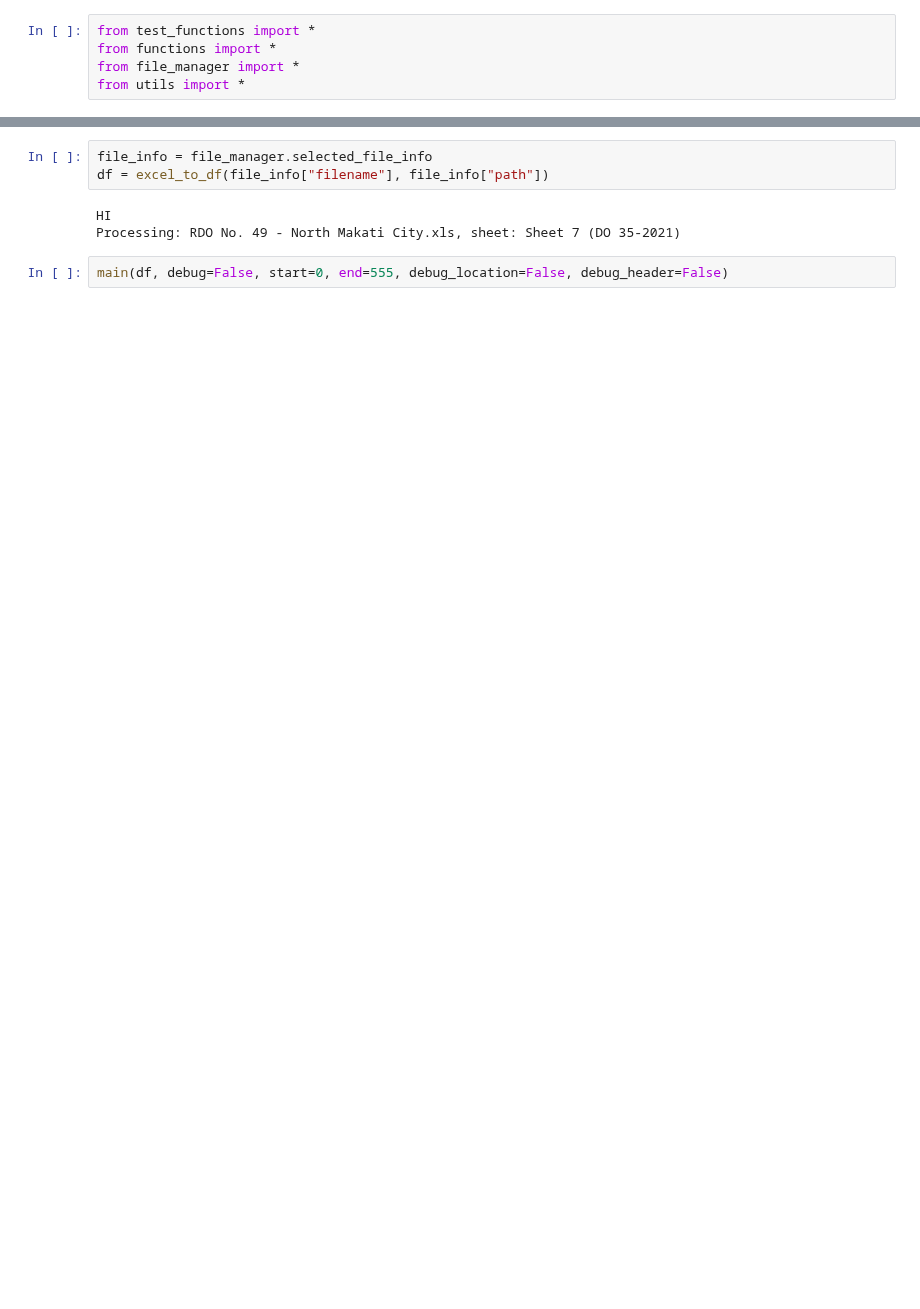
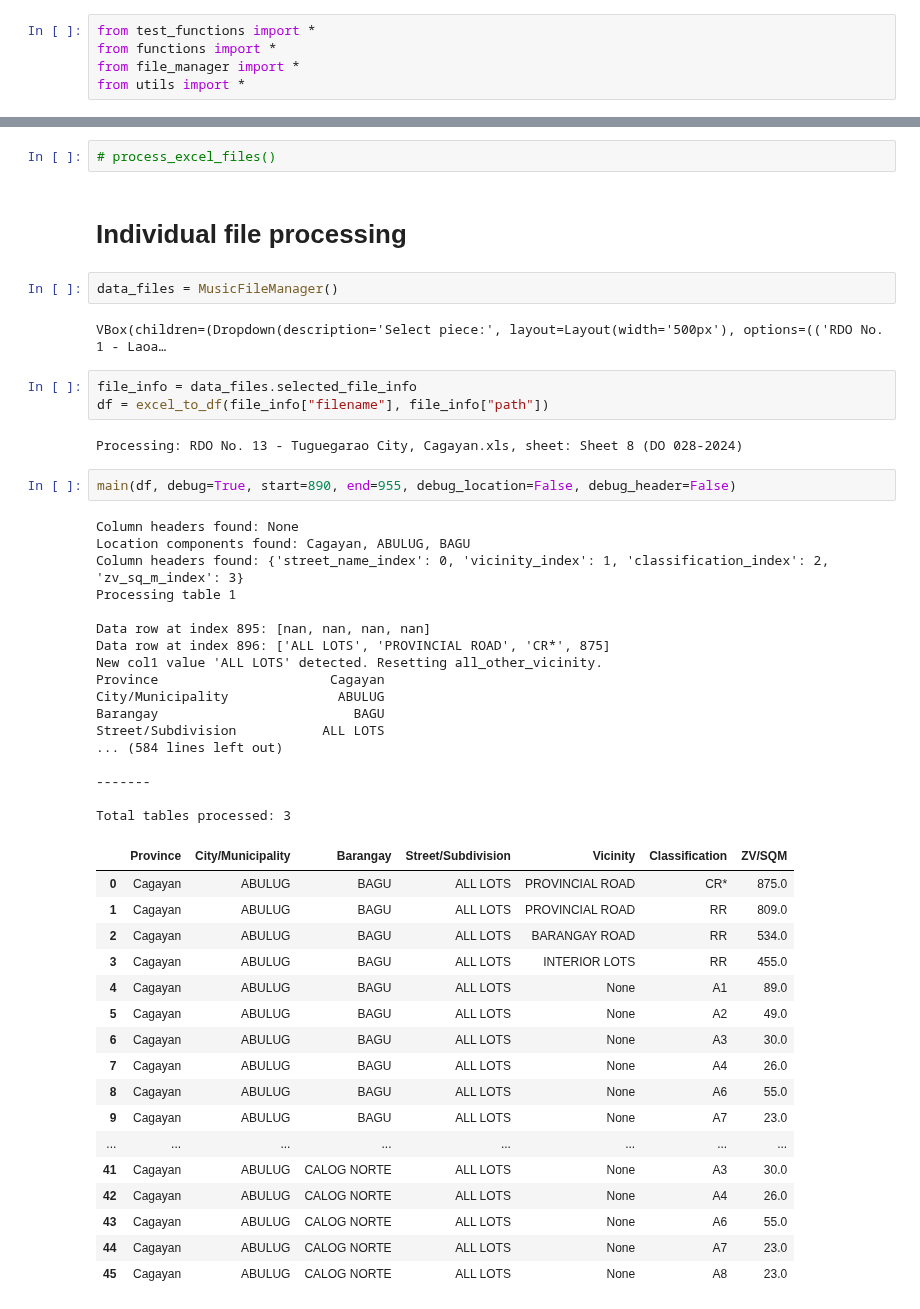
Before and after one commit to lansantuyo/bir-zl-scraping, a Jupyter notebook: processing/process_bir.ipynb, the cells around one changed output, grey strips where cells are left out. Saved outputs shown, nothing was run; the diff lists cells and outputs as text; blank space fills up the shorter version.

Commit message:
testing for main notebook

```diff
--- a/processing/process_bir.ipynb
+++ b/processing/process_bir.ipynb
@@ -13,9 +11,51 @@ Dropdown(description='Select piece:', layout=Layout(width='500px'), options=(('R
+# %%
+# process_excel_files()
+# %% [markdown]
+# Individual file processing
+# %%
+data_files = MusicFileManager()
+# %% [output]
+VBox(children=(Dropdown(description='Select piece:', layout=Layout(width='500px'), options=(('RDO No. 1 - Laoa…
 # %%
-file_info = file_manager.selected_file_info
+file_info = data_files.selected_file_info
 df = excel_to_df(file_info["filename"], file_info["path"])
 # %% [output]
-HI
-Processing: RDO No. 49 - North Makati City.xls, sheet: Sheet 7 (DO 35-2021)
+Processing: RDO No. 13 - Tuguegarao City, Cagayan.xls, sheet: Sheet 8 (DO 028-2024)
 # %%
-main(df, debug=False, start=0, end=555, debug_location=False, debug_header=False)
+main(df, debug=True, start=890, end=955, debug_location=False, debug_header=False)
+# %% [output]
+Column headers found: None
+Location components found: Cagayan, ABULUG, BAGU
+Column headers found: {'street_name_index': 0, 'vicinity_index': 1, 'classification_index': 2, 'zv_sq_m_index': 3}
+Processing table 1
+
+Data row at index 895: [nan, nan, nan, nan]
+Data row at index 896: ['ALL LOTS', 'PROVINCIAL ROAD', 'CR*', 875]
+New col1 value 'ALL LOTS' detected. Resetting all_other_vicinity.
+Province                      Cagayan
+City/Municipality              ABULUG
+Barangay                         BAGU
+Street/Subdivision           ALL LOTS
+... (584 lines left out)
+
+-------
+
+Total tables processed: 3
+|  | Province | City/Municipality | Barangay | Street/Subdivision | Vicinity | Classification | ZV/SQM |
+| 0 | Cagayan | ABULUG | BAGU | ALL LOTS | PROVINCIAL ROAD | CR* | 875.0 |
+| 1 | Cagayan | ABULUG | BAGU | ALL LOTS | PROVINCIAL ROAD | RR | 809.0 |
+| 2 | Cagayan | ABULUG | BAGU | ALL LOTS | BARANGAY ROAD | RR | 534.0 |
+| 3 | Cagayan | ABULUG | BAGU | ALL LOTS | INTERIOR LOTS | RR | 455.0 |
+| 4 | Cagayan | ABULUG | BAGU | ALL LOTS | None | A1 | 89.0 |
+| 5 | Cagayan | ABULUG | BAGU | ALL LOTS | None | A2 | 49.0 |
+| 6 | Cagayan | ABULUG | BAGU | ALL LOTS | None | A3 | 30.0 |
+| 7 | Cagayan | ABULUG | BAGU | ALL LOTS | None | A4 | 26.0 |
+| 8 | Cagayan | ABULUG | BAGU | ALL LOTS | None | A6 | 55.0 |
+| 9 | Cagayan | ABULUG | BAGU | ALL LOTS | None | A7 | 23.0 |
+| ... | ... | ... | ... | ... | ... | ... | ... |
+| 41 | Cagayan | ABULUG | CALOG NORTE | ALL LOTS | None | A3 | 30.0 |
+| 42 | Cagayan | ABULUG | CALOG NORTE | ALL LOTS | None | A4 | 26.0 |
+| 43 | Cagayan | ABULUG | CALOG NORTE | ALL LOTS | None | A6 | 55.0 |
+| 44 | Cagayan | ABULUG | CALOG NORTE | ALL LOTS | None | A7 | 23.0 |
+| 45 | Cagayan | ABULUG | CALOG NORTE | ALL LOTS | None | A8 | 23.0 |
 # %%
```
Also changed, not shown: parts of 18 cells of this notebook.
